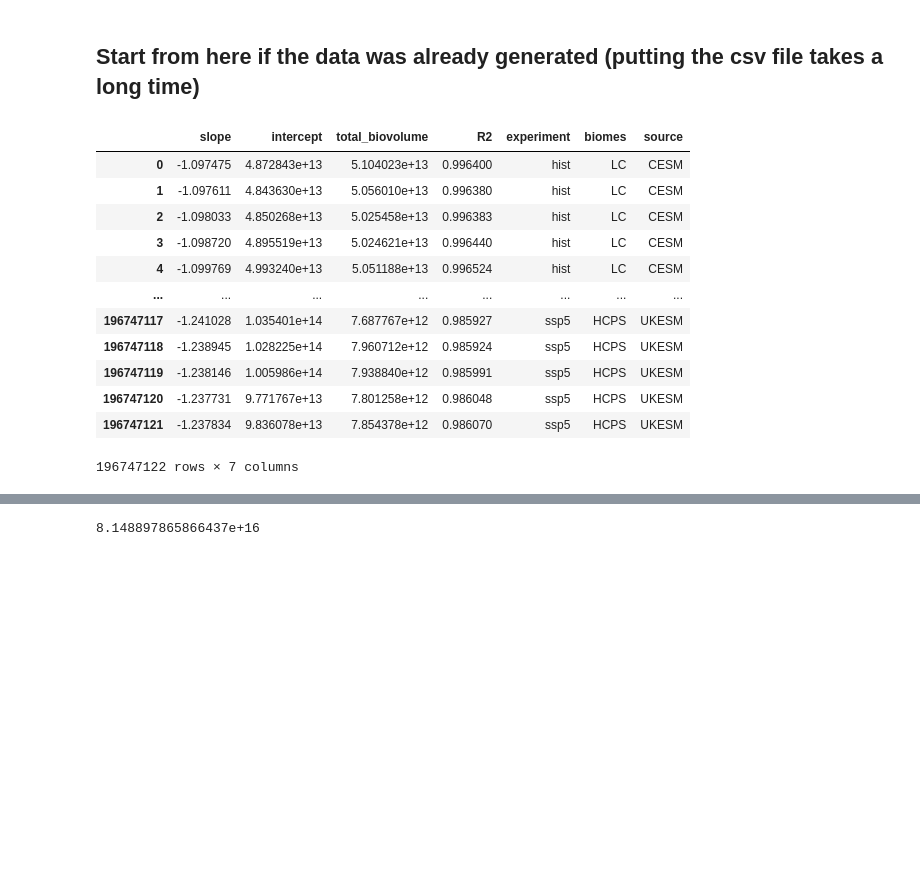
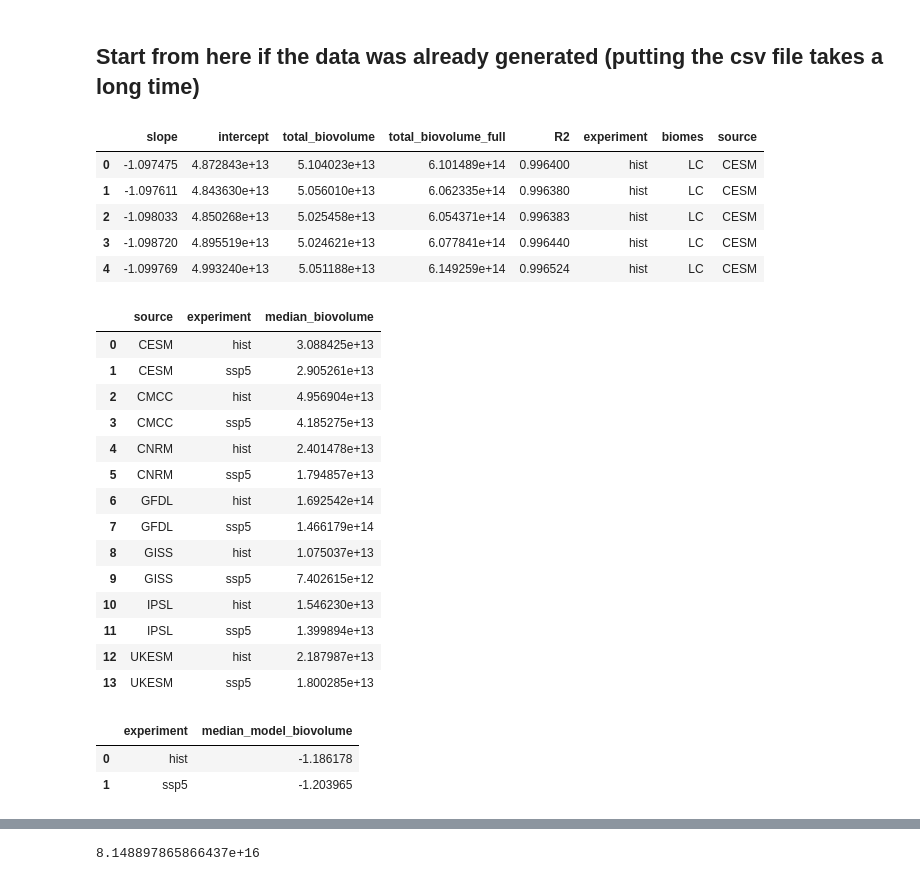
Before and after one commit to MarCorralesU/CMIP6_size_spectra, a Jupyter notebook: scripts/4.1_Fig_2_violinplots.ipynb, the cells around one changed output, grey strips where cells are left out. Saved outputs shown, nothing was run; the diff lists cells and outputs as text; code cells hidden in the pictures; blank space fills up the shorter version.

```diff
--- a/scripts/4.1_Fig_2_violinplots.ipynb
+++ b/scripts/4.1_Fig_2_violinplots.ipynb
@@ -214,19 +252,12 @@ df_NBSS=pd.read_csv('/Users/mc4214/CMIP6_biome_PSS_data/df_NBSS_for_data_dist_fi
 # %%
 #df_NBSS=pd.concat([df_NBSS, df_pssdb]).reset_index(drop=True)
 #df_NBSS['total_biovolume']= np.log10(df_NBSS['total_biovolume'])
 #df_NBSS['intercept']= np.log10(df_NBSS['intercept'])
-df_NBSS
+df_NBSS.head()
 # %% [output]
-|  | slope | intercept | total_biovolume | R2 | experiment | biomes | source |
-| 0 | -1.097475 | 4.872843e+13 | 5.104023e+13 | 0.996400 | hist | LC | CESM |
-| 1 | -1.097611 | 4.843630e+13 | 5.056010e+13 | 0.996380 | hist | LC | CESM |
-| 2 | -1.098033 | 4.850268e+13 | 5.025458e+13 | 0.996383 | hist | LC | CESM |
-| 3 | -1.098720 | 4.895519e+13 | 5.024621e+13 | 0.996440 | hist | LC | CESM |
-| 4 | -1.099769 | 4.993240e+13 | 5.051188e+13 | 0.996524 | hist | LC | CESM |
-| ... | ... | ... | ... | ... | ... | ... | ... |
-| 196747117 | -1.241028 | 1.035401e+14 | 7.687767e+12 | 0.985927 | ssp5 | HCPS | UKESM |
-| 196747118 | -1.238945 | 1.028225e+14 | 7.960712e+12 | 0.985924 | ssp5 | HCPS | UKESM |
-| 196747119 | -1.238146 | 1.005986e+14 | 7.938840e+12 | 0.985991 | ssp5 | HCPS | UKESM |
-| 196747120 | -1.237731 | 9.771767e+13 | 7.801258e+12 | 0.986048 | ssp5 | HCPS | UKESM |
-| 196747121 | -1.237834 | 9.836078e+13 | 7.854378e+12 | 0.986070 | ssp5 | HCPS | UKESM |
+|  | slope | intercept | total_biovolume | total_biovolume_full | R2 | experiment | biomes | source |
+| 0 | -1.097475 | 4.872843e+13 | 5.104023e+13 | 6.101489e+14 | 0.996400 | hist | LC | CESM |
+| 1 | -1.097611 | 4.843630e+13 | 5.056010e+13 | 6.062335e+14 | 0.996380 | hist | LC | CESM |
+| 2 | -1.098033 | 4.850268e+13 | 5.025458e+13 | 6.054371e+14 | 0.996383 | hist | LC | CESM |
+| 3 | -1.098720 | 4.895519e+13 | 5.024621e+13 | 6.077841e+14 | 0.996440 | hist | LC | CESM |
+| 4 | -1.099769 | 4.993240e+13 | 5.051188e+13 | 6.149259e+14 | 0.996524 | hist | LC | CESM |
-196747122 rows × 7 columns
@@ -232,0 +273,18 @@ df_NBSS
+# %%
+biovol_median
+# %% [output]
+|  | source | experiment | median_biovolume |
+| 0 | CESM | hist | 3.088425e+13 |
+| 1 | CESM | ssp5 | 2.905261e+13 |
+| 2 | CMCC | hist | 4.956904e+13 |
+| 3 | CMCC | ssp5 | 4.185275e+13 |
+| 4 | CNRM | hist | 2.401478e+13 |
+| 5 | CNRM | ssp5 | 1.794857e+13 |
+| 6 | GFDL | hist | 1.692542e+14 |
+| 7 | GFDL | ssp5 | 1.466179e+14 |
+| 8 | GISS | hist | 1.075037e+13 |
+| 9 | GISS | ssp5 | 7.402615e+12 |
+| 10 | IPSL | hist | 1.546230e+13 |
+| 11 | IPSL | ssp5 | 1.399894e+13 |
+| 12 | UKESM | hist | 2.187987e+13 |
+| 13 | UKESM | ssp5 | 1.800285e+13 |
@@ -233,2 +304,8 @@ df_NBSS
+# %%
+slope_model_median
+# %% [output]
+|  | experiment | median_model_biovolume |
+| 0 | hist | -1.186178 |
+| 1 | ssp5 | -1.203965 |
 # %%
 df_NBSS.replace([np.inf, -np.inf], np.nan, inplace=True)
```
Also changed, not shown: parts of 23 cells of this notebook, 19 other files.
